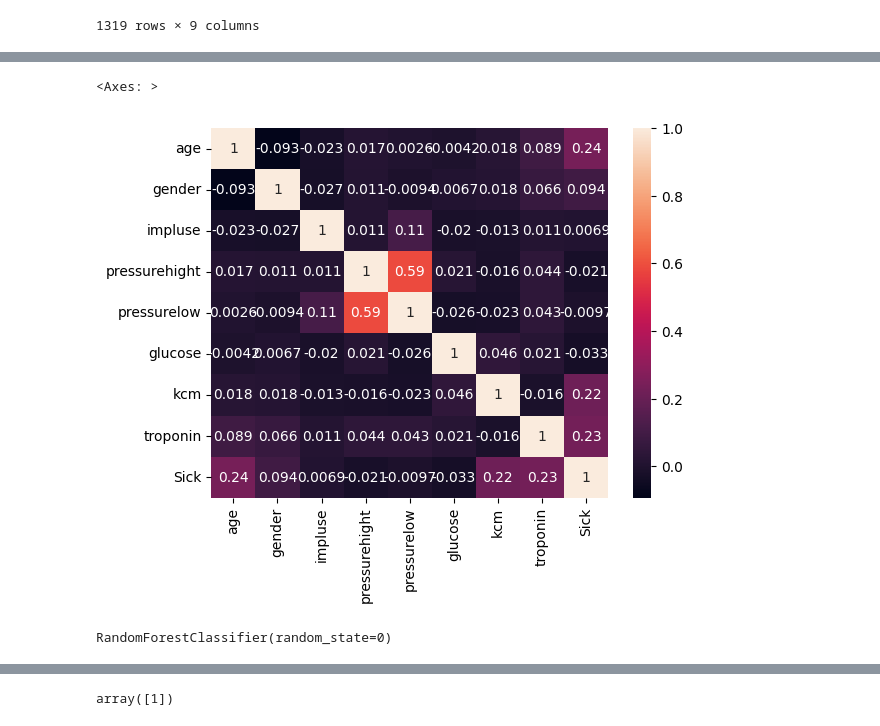
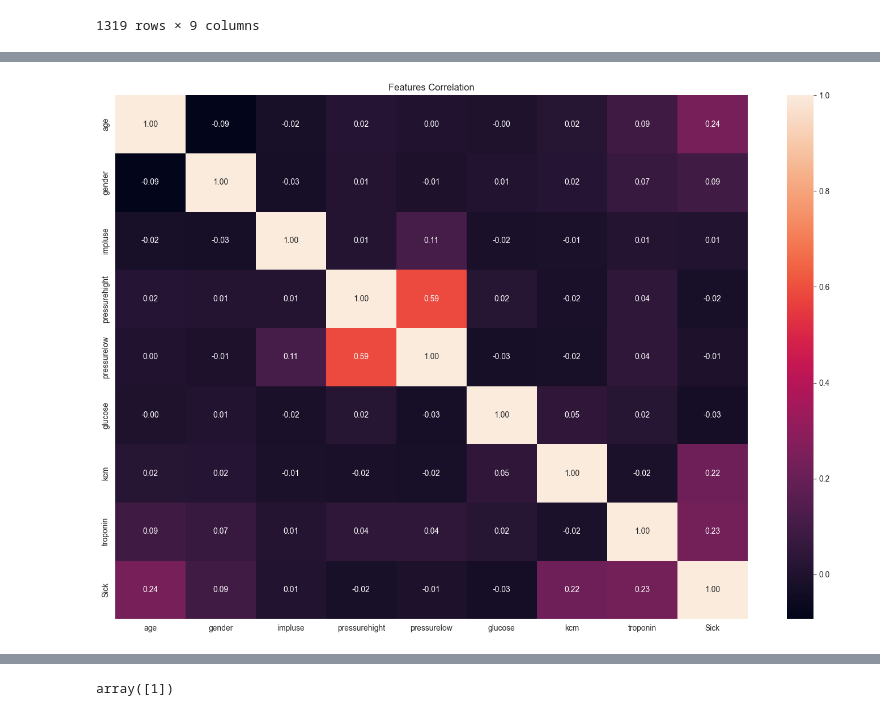
Before and after one commit to Youssef3082004/Heart_Attack_Model, a Jupyter notebook: Heart_Attack_ML.ipynb, the cells around one changed output, grey strips where cells are left out. Saved outputs shown, nothing was run; the diff lists cells and outputs as text; code cells hidden in the pictures.

```diff
--- a/Heart_Attack_ML.ipynb
+++ b/Heart_Attack_ML.ipynb
@@ -127,0 +128,13 @@ data
+# %%
+
+value_counts = data["Sick"].value_counts()
+
+sns.set_style("whitegrid")
+colors = sns.color_palette("pastel")
+
+plt.figure(figsize=(6,6))
+plt.pie(value_counts.values,labels=value_counts.index, colors=colors,autopct='%1.1f%%',startangle=90)
+
+plt.title("Distribution of Sick Column")
+plt.axis('equal')
+plt.show()
@@ -127,0 +143,10 @@ data
+# %%
+plt.figure(figsize=(18,12))
+plt.title("Outliers Graphs")
+
+for i,column in enumerate(data.select_dtypes(exclude="category"),start=1):
+    plt.subplot(3,3,i)
+    sns.boxplot(data[column])
+
+plt.grid(visible=False)
+plt.show()
@@ -128,9 +155,17 @@ data
+# %%
+Columns_Scalers = {}
+for column in ['age', 'impluse','pressurehight','pressurelow','glucose','kcm']:
+    scaler = StandardScaler()
+    data[column]  = scaler.fit_transform(data[[column]])
+    Columns_Scalers[column] = scaler
 # %%
 corr = data.corr()
-sns.heatmap(corr,annot=True)
+plt.figure(figsize=(18,12))
+sns.heatmap(corr,annot=True,fmt=".2f")
+plt.title("Features Correlation")
+plt.show()
 # %% [output]
-<Axes: >
-[figure, old version]
+[figure, new version]
 # %%
 x = data.iloc[:,:-1]
 y = data.iloc[:,-1]
@@ -146,4 +173,0 @@ classifier = RandomForestClassifier(n_estimators=100,random_state=0)
-# %%
-classifier.fit(mms_X_train,y_train)
-# %% [output]
-RandomForestClassifier(random_state=0)
```
Also changed, not shown: parts of 22 cells of this notebook.
